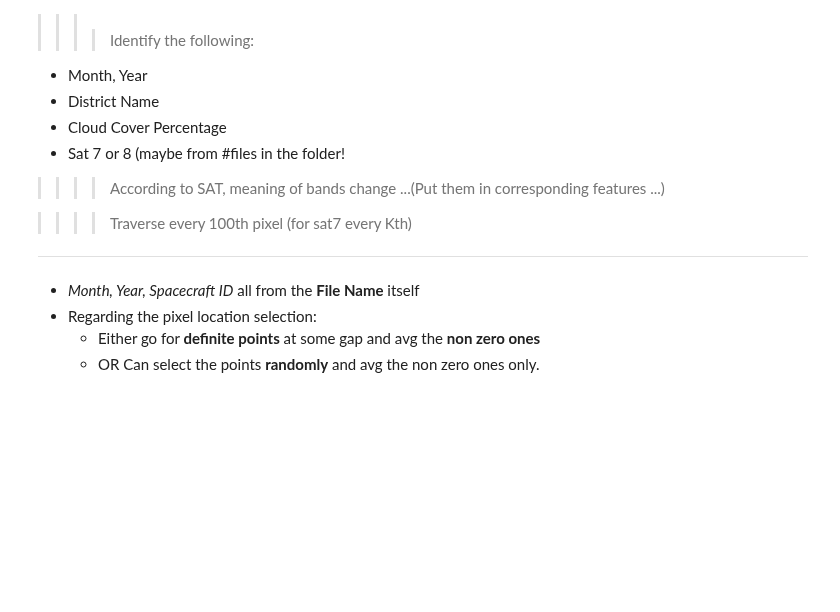
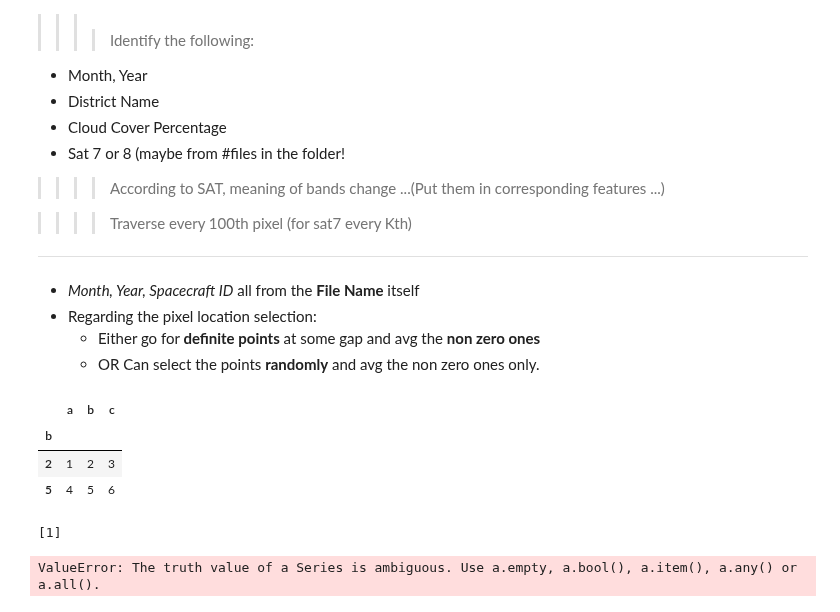
Before and after one commit to AkshanshChahal/ML-in-Agriculture, a Jupyter notebook: Satellite/GenFeatures.ipynb, the cells around one changed output. Cells and saved outputs as stored; diff of their text form; code cells hidden in the pictures; blank space fills up the shorter version.

```diff
--- a/Satellite/GenFeatures.ipynb
+++ b/Satellite/GenFeatures.ipynb
@@ -336,3 +336,22 @@ Pseudo Code
 - Regarding the pixel location selection:
     - Either go for **definite points** at some gap and avg the **non zero ones**
     - OR Can select the points **randomly** and avg the non zero ones only.
+# %%
+
+df = pd.DataFrame(np.arange(1,7).reshape(2,3),
+                  columns = list('abc'),
+                  index=pd.Series([2,5], name='b'))
+df
+# %% [output]
+|  | a | b | c |
+| b |  |  |  |
+| 2 | 1 | 2 | 3 |
+| 5 | 4 | 5 | 6 |
+# %%
+print(np.where(df.index==5)[0])
+# %% [output]
+[1]
+# %%
+print(np.where(df['c']==6 and df['a']==4)[0])
+# %% [output]
+ValueError: The truth value of a Series is ambiguous. Use a.empty, a.bool(), a.item(), a.any() or a.all().
```
Also changed, not shown: 1 other file.
